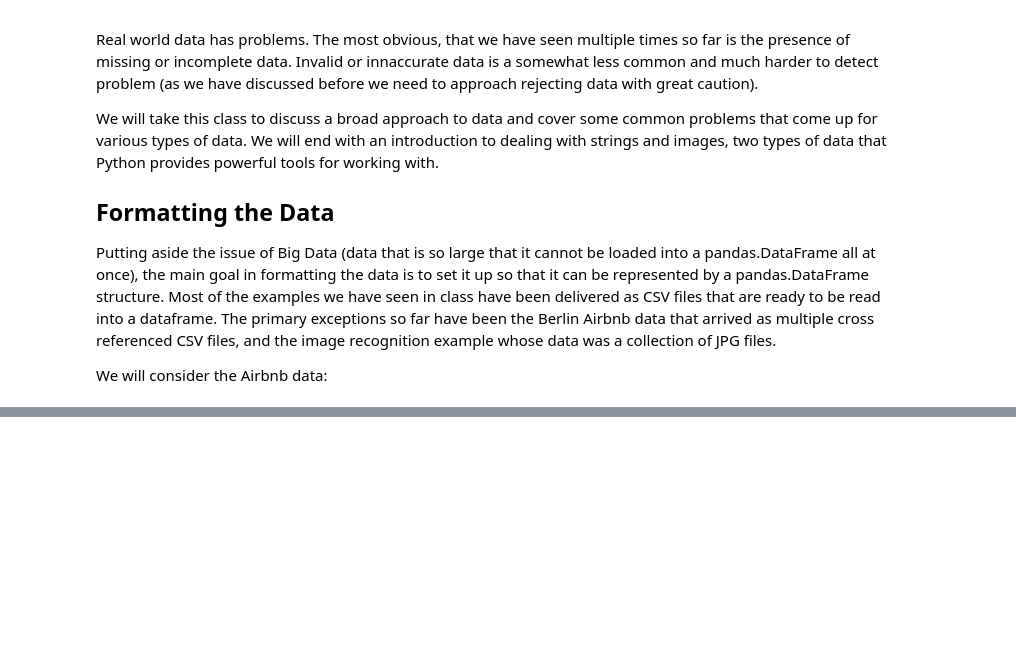
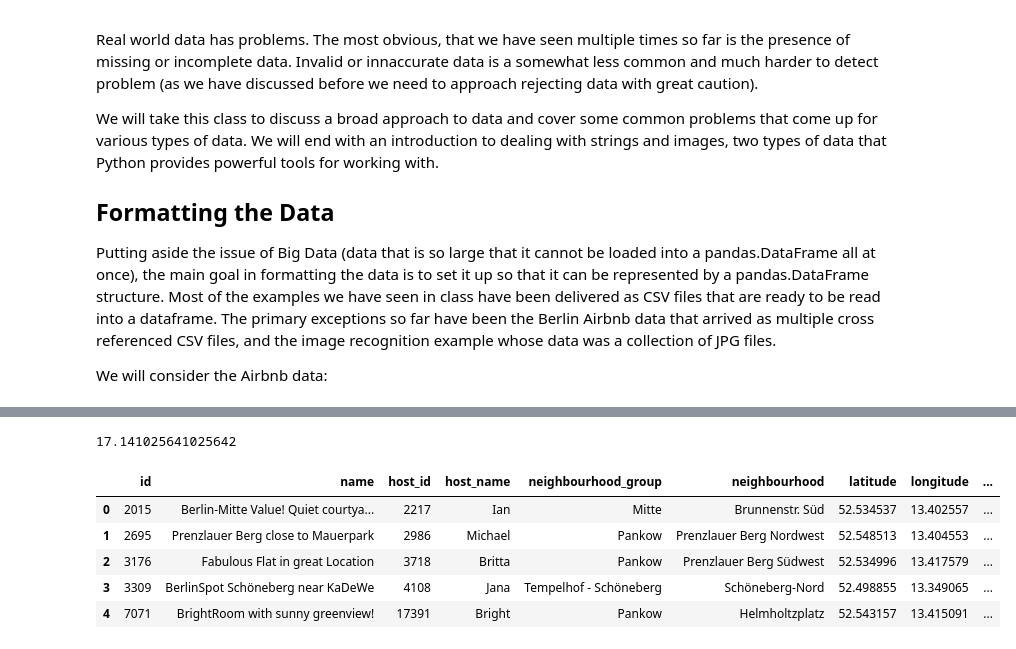
Before and after one commit to virgilpierce/STAT_411, a Jupyter notebook: 4 - Wrangling and Cross Validation.ipynb, the cells around one changed output, grey strips where cells are left out. Cells and saved outputs as stored; diff of their text form; code cells hidden in the pictures; blank space fills up the shorter version.

```diff
--- a/4 - Wrangling and Cross Validation.ipynb
+++ b/4 - Wrangling and Cross Validation.ipynb
@@ -12,0 +67,30 @@ We will consider the Airbnb data:
+# %%
+# For each list we could compute the mean of its price. When you first do it, you get an error
+# because the price has been read as a string.
+
+# So first we need to convert these strings to floats/integers
+# The first character is '$' so we skip that one;
+# Some of them also contain ',' if they are in the thousands in price.
+np.mean([float(x[1:].replace(',', '')) for x in calendar.price[calendar.listing_id==29857108]])
+# %% [output]
+17.141025641025642
+# %%
+# Let's go through the listing data and add the mean price for each listing:
+
+for x in listings.index:
+    bookings = calendar.price[calendar.listing_id==listings.loc[x, 'id']]
+    listings.loc[x, 'mean_price'] = np.mean(
+        [float(x[1:].replace(',', '')) for x in bookings])
+    listings.loc[x, 'number_of_bookings'] = len(bookings)
+
+# I'm going to ignore the warning that comes up. The way to fix it is to checking that bookings
+# is not empty beroe passing it to the next two statements.
+# %%
+listings.head()
+# %% [output]
+|  | id | name | host_id | host_name | neighbourhood_group | neighbourhood | latitude | longitude | ... |
+| 0 | 2015 | Berlin-Mitte Value! Quiet courtya... | 2217 | Ian | Mitte | Brunnenstr. Süd | 52.534537 | 13.402557 | ... |
+| 1 | 2695 | Prenzlauer Berg close to Mauerpark | 2986 | Michael | Pankow | Prenzlauer Berg Nordwest | 52.548513 | 13.404553 | ... |
+| 2 | 3176 | Fabulous Flat in great Location | 3718 | Britta | Pankow | Prenzlauer Berg Südwest | 52.534996 | 13.417579 | ... |
+| 3 | 3309 | BerlinSpot Schöneberg near KaDeWe | 4108 | Jana | Tempelhof - Schöneberg | Schöneberg-Nord | 52.498855 | 13.349065 | ... |
+| 4 | 7071 | BrightRoom with sunny greenview! | 17391 | Bright | Pankow | Helmholtzplatz | 52.543157 | 13.415091 | ... |
```
Also changed, not shown: parts of 23 cells of this notebook, 1 other file.
